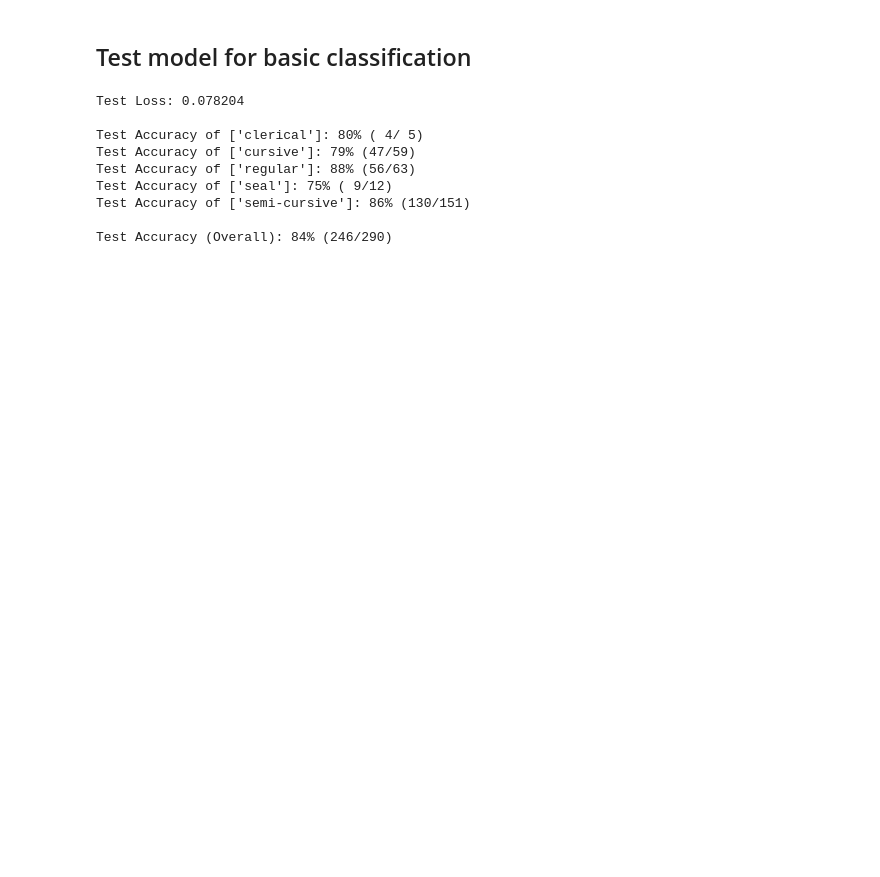
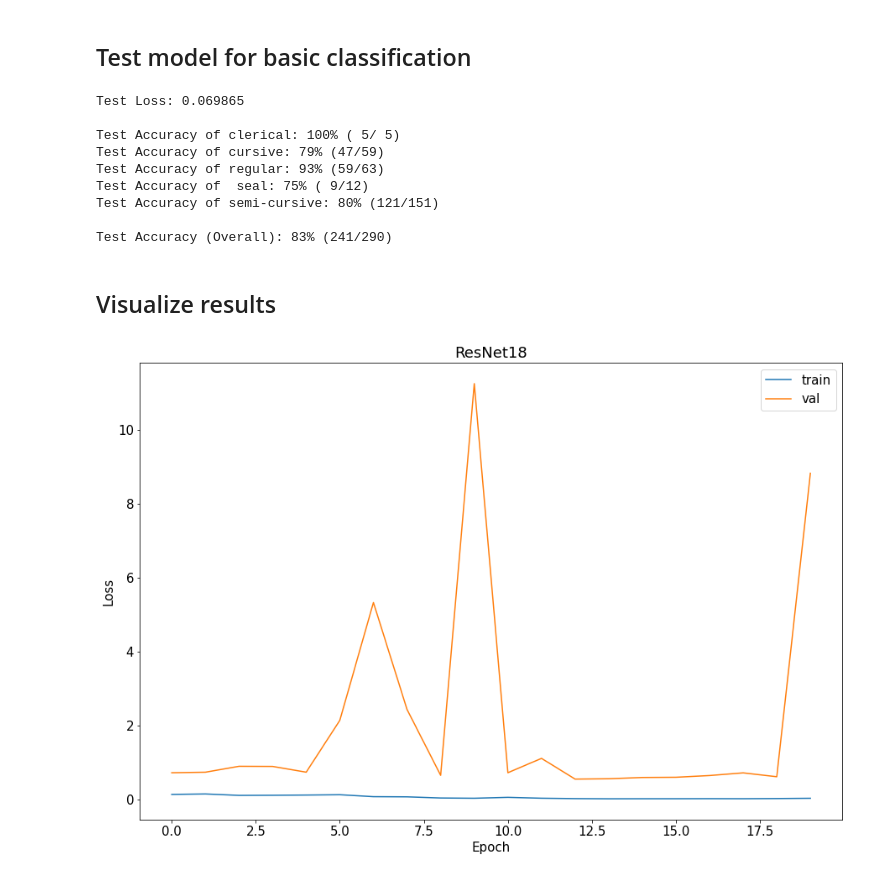
Before and after one commit to Bing-BAI/calligraphy-recognition-project, a Jupyter notebook: project_data_loader.ipynb, the cells around one changed output. Drawn from its saved outputs; the diff is of its cells as text; code cells hidden in the pictures; blank space fills up the shorter version.

Commit message:
visualize

```diff
--- a/project_data_loader.ipynb
+++ b/project_data_loader.ipynb
@@ -583,24 +587,25 @@ class SEResNeXt(nn.Module):
 annotated_file = "annotated_merged_deleted_x_2.csv"
 dataset = CustomDatasetFromCSV(annotated_file)
 
-batch_size = 32
+batch_size = 16
 split_size = [0.8, 0.1, 0.1]
 train_loader, valid_loader, test_loader = split_dataset(dataset, batch_size, split_size, method = "all", shuffle_dataset = True)
 
 ResNet18 = ResNet(BasicBlock, [2,2,2,2], num_classes = dataset.num_classes)
-# ResNet34 = ResNet(BasicBlock, [3,4,6,3], num_classes = dataset.num_classes)
-# ResNet50 = ResNet(BottleNeck, [3,4,6,3], num_classes = dataset.num_classes)
-# ResNet101 = ResNet(BottleNeck, [3,4,23,3], num_classes = dataset.num_classes)
-# ResNet152 = ResNet(BottleNeck, [3,8,36,3], num_classes = dataset.num_classes)
-# se_resnet50 = SEResNet(SEBottleneck, [3, 4, 6, 3], num_classes = dataset.num_classes)
-# se_resnet101 = SEResNet(SEBottleneck, [3, 4, 23, 3], num_classes = dataset.num_classes)
-# se_resnet152 = SEResNet(SEBottleneck, [3, 8, 36, 3], num_classes = dataset.num_classes)
-# se_resnext50 = SEResNeXt(BottleneckX, [3, 4, 6, 3], num_classes = dataset.num_classes)
-# se_resnext101 = SEResNeXt(BottleneckX, [3, 4, 23, 3], num_classes = dataset.num_classes)
-# se_resnext152 = SEResNeXt(BottleneckX, [3, 8, 36, 3], num_classes = dataset.num_classes)
+ResNet34 = ResNet(BasicBlock, [3,4,6,3], num_classes = dataset.num_classes)
+ResNet50 = ResNet(Bottleneck, [3,4,6,3], num_classes = dataset.num_classes)
+ResNet101 = ResNet(Bottleneck, [3,4,23,3], num_classes = dataset.num_classes)
+ResNet152 = ResNet(Bottleneck, [3,8,36,3], num_classes = dataset.num_classes)
+SE_ResNet50 = SEResNet(SEBottleneck, [3, 4, 6, 3], num_classes = dataset.num_classes)
+SE_ResNet101 = SEResNet(SEBottleneck, [3, 4, 23, 3], num_classes = dataset.num_classes)
+SE_ResNet152 = SEResNet(SEBottleneck, [3, 8, 36, 3], num_classes = dataset.num_classes)
+SE_ResNext50 = SEResNeXt(BottleneckX, [3, 4, 6, 3], num_classes = dataset.num_classes)
+SE_ResNext101 = SEResNeXt(BottleneckX, [3, 4, 23, 3], num_classes = dataset.num_classes)
+SE_ResNext152 = SEResNeXt(BottleneckX, [3, 8, 36, 3], num_classes = dataset.num_classes)
 
+model = ResNet18
 modelname = "ResNet18"
-model = ResNet18
+model_path = '../models/font_classsification/'
 # print(model)
 
 if train_on_gpu:
@@ -618,6 +623,8 @@ optimizer = optim.SGD(model.parameters(), lr=0.01, momentum=0.9, weight_decay=0.
 # number of epochs to train the model
 n_epochs = 20
 valid_loss_min = np.Inf # track change in validation loss
+train_loss_list = []
+valid_loss_list = []
 
 for epoch in range(1, n_epochs+1):
   # keep track of training and validation loss
@@ -669,6 +676,8 @@ for epoch in range(1, n_epochs+1):
   # calculate average losses
   train_loss = train_loss/len(train_loader.sampler)
   valid_loss = valid_loss/len(valid_loader.sampler)
+  train_loss_list.append(train_loss)
+  valid_loss_list.append(valid_loss)
 
   # print training/validation statistics
   print('Epoch: {} \tTraining Loss: {:.6f} \tValidation Loss: {:.6f}'.format(
@@ -679,6 +688,6 @@ for epoch in range(1, n_epochs+1):
     print('Validation loss decreased ({:.6f} --> {:.6f}).  Saving model ...'.format(
     valid_loss_min,
     valid_loss))
-    torch.save(model.state_dict(), modelname + '.pt')
+    torch.save(model.state_dict(), model_path + modelname + '.pt')
     valid_loss_min = valid_loss
 # %% [output]
@@ -706,6 +699,8 @@ Epoch: 20       Training Loss: 0.000707         Validation Loss: 0.590274
 test_loss = 0.0
 class_correct = list(0. for i in range(10))
 class_total = list(0. for i in range(10))
+
+model.load_state_dict(torch.load(model_path + modelname + '.pt'))
 
 model.eval()
 # iterate over test data
@@ -740,21 +735,39 @@ print('Test Loss: {:.6f}\n'.format(test_loss))
 for i in range(dataset.num_classes):
   if class_total[i] > 0:
     print('Test Accuracy of %5s: %2d%% (%2d/%2d)' % (
-        dataset.fontencoder.inverse_transform([i]), 100 * class_correct[i] / class_total[i],
+        dataset.fontencoder.classes_[i], 100 * class_correct[i] / class_total[i],
         np.sum(class_correct[i]), np.sum(class_total[i])))
   else:
-    print('Test Accuracy of %5s: N/A (no training examples)' % (dataset.fontencoder.inverse_transform([i])))
+    print('Test Accuracy of %5s: N/A (no training examples)' % (dataset.fontencoder.classes_[i]))
 
 print('\nTest Accuracy (Overall): %2d%% (%2d/%2d)' % (
     100. * np.sum(class_correct) / np.sum(class_total),
     np.sum(class_correct), np.sum(class_total)))
 # %% [output]
-Test Loss: 0.078204
+Test Loss: 0.069865
 
-Test Accuracy of ['clerical']: 80% ( 4/ 5)
-Test Accuracy of ['cursive']: 79% (47/59)
-Test Accuracy of ['regular']: 88% (56/63)
-Test Accuracy of ['seal']: 75% ( 9/12)
-Test Accuracy of ['semi-cursive']: 86% (130/151)
+Test Accuracy of clerical: 100% ( 5/ 5)
+Test Accuracy of cursive: 79% (47/59)
+Test Accuracy of regular: 93% (59/63)
+Test Accuracy of  seal: 75% ( 9/12)
+Test Accuracy of semi-cursive: 80% (121/151)
 
-Test Accuracy (Overall): 84% (246/290)
+Test Accuracy (Overall): 83% (241/290)
+# %% [markdown]
+## Visualize results
+# %%
+import matplotlib.pyplot as plt
+
+# plt.rcParams["figure.figsize"] = (15,10)
+plt.rc('font', size=15)
+
+plt.plot(range(n_epochs), train_loss_list, label="train")
+plt.plot(range(n_epochs), valid_loss_list, label="val")
+
+plt.title(modelname)
+plt.ylabel('Loss')
+plt.xlabel('Epoch')
+plt.legend()
+plt.show()
+# %% [output]
+[figure, added]
```
Also changed, not shown: parts of 7 cells of this notebook.
